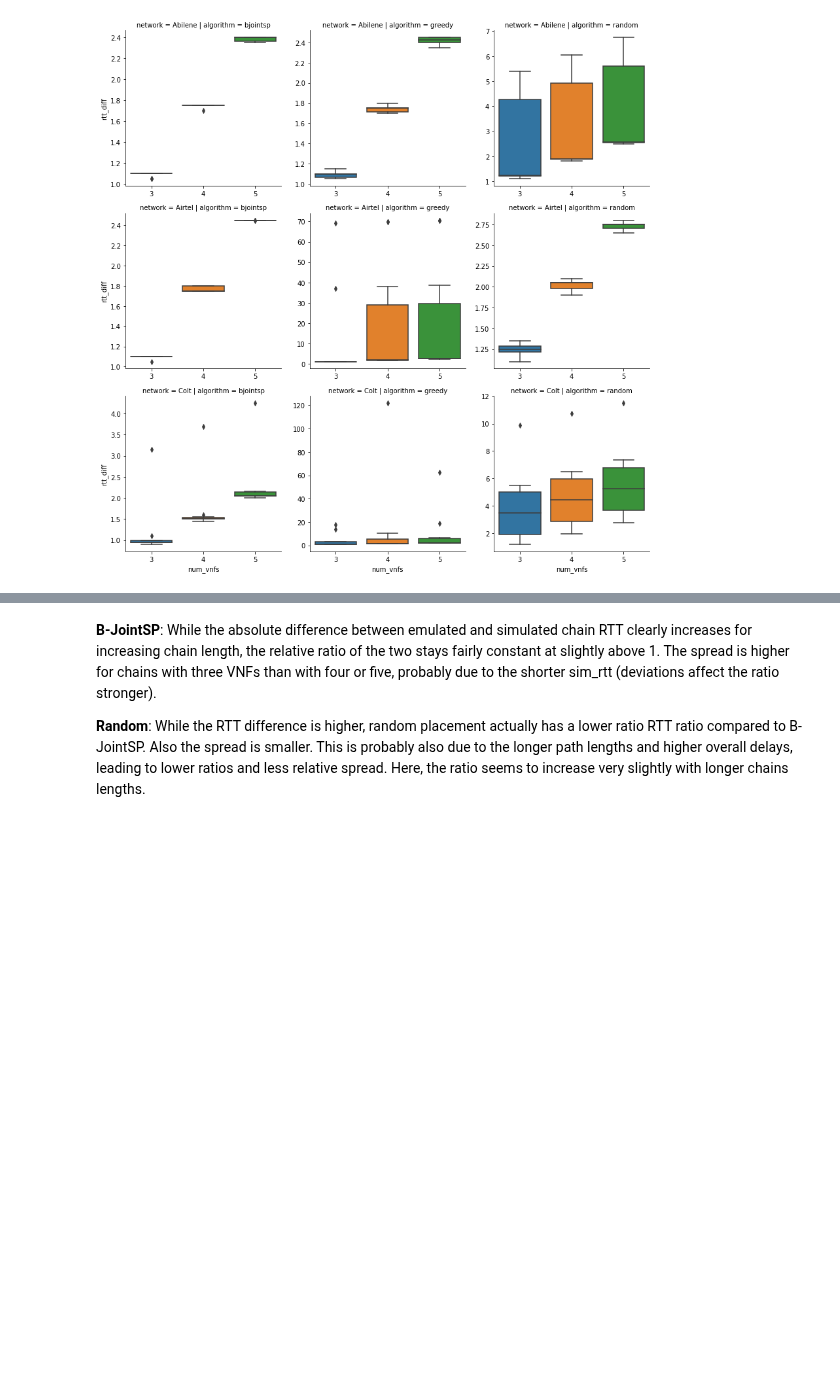
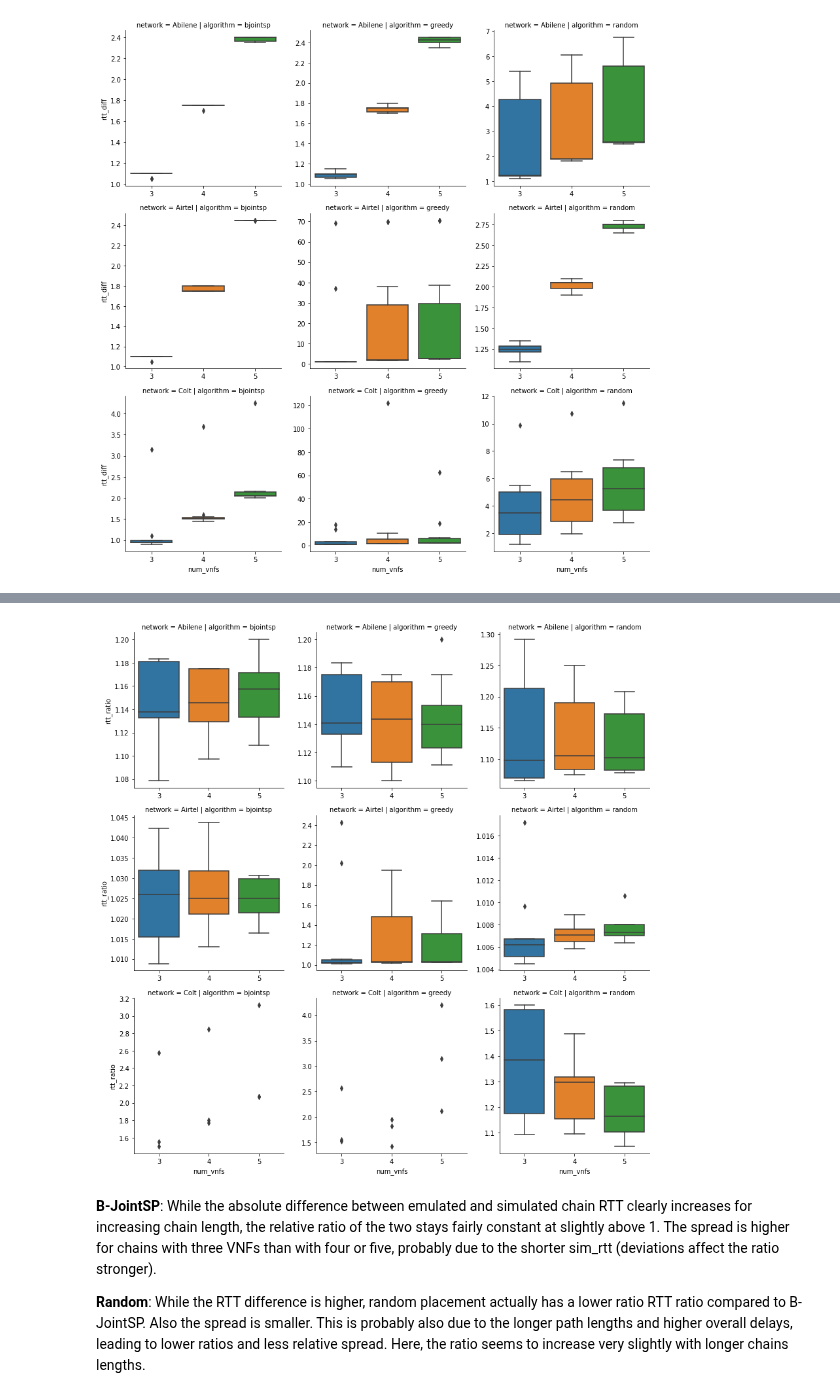
Before and after one commit to CN-UPB/placement-emulation, a Jupyter notebook: eval/eval.ipynb, the cells around one changed output, grey strips where cells are left out. Drawn from its saved outputs; the diff is of its cells as text; code cells hidden in the pictures; blank space fills up the shorter version.

```diff
--- a/eval/eval.ipynb
+++ b/eval/eval.ipynb
@@ -153,3 +201,10 @@ Text(0.5,1,'Chain RTT ratio')
+# %%
+#sns.boxplot(x='num_vnfs', y='rtt_ratio', hue='algorithm', data=chain_df).set_title('Chain RTT ratio')
+
+# chain RTT ratio as function of the chain length (separate plots per network and algorithm)
+g = sns.factorplot(x='num_vnfs', y='rtt_ratio', col='algorithm', row='network', data=chain_df, kind='box', sharey=False)
+# %% [output]
+[figure, added]
 # %% [markdown]
 **B-JointSP**: While the absolute difference between emulated and simulated chain RTT clearly increases for increasing chain length, the relative ratio of the two stays fairly constant at slightly above 1.
 The spread is higher for chains with three VNFs than with four or five, probably due to the shorter sim_rtt (deviations affect the ratio stronger).
```
Also changed, not shown: parts of 9 cells of this notebook.
